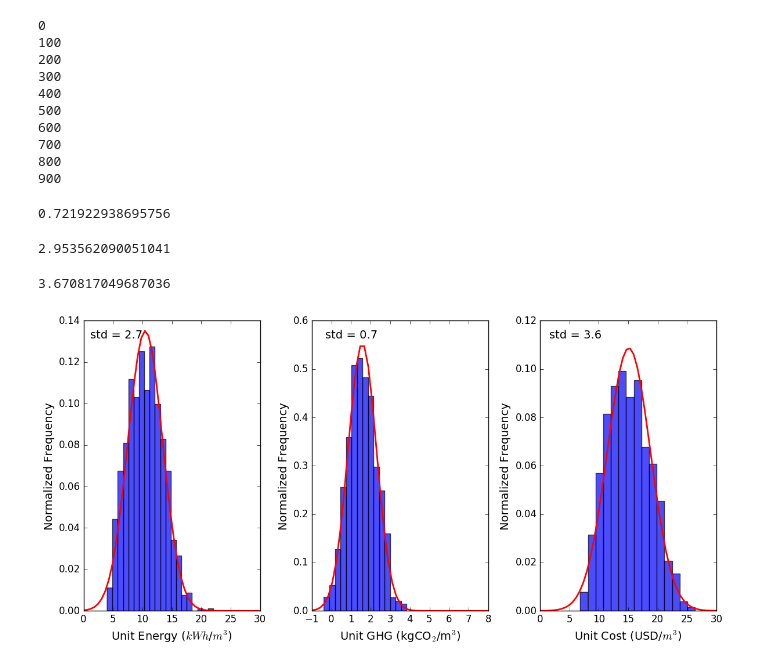
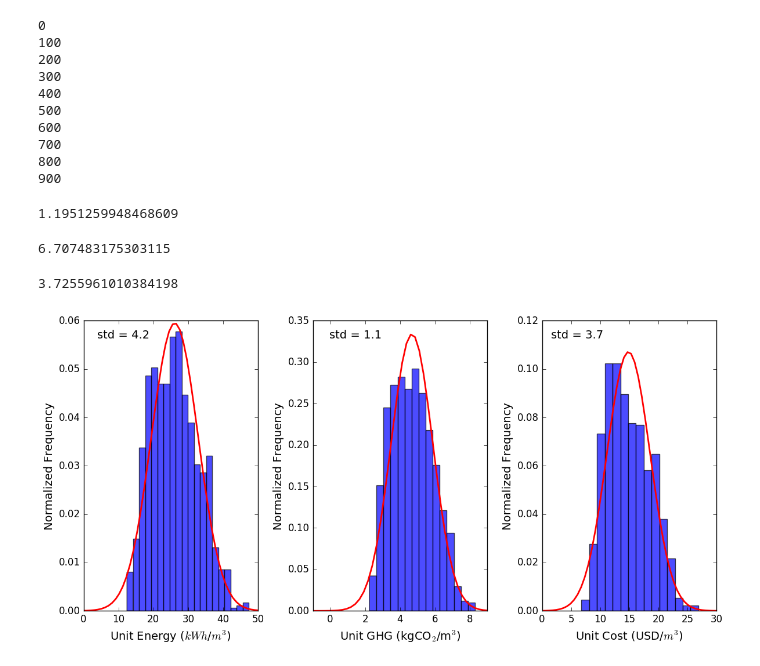
Before and after one commit to okavvada/Urine-Project, a Jupyter notebook: Uncertainty_analysis_model.ipynb, the cells around one changed output. Cells and saved outputs as stored; diff of their text form; code cells hidden in the pictures.

```diff
--- a/Uncertainty_analysis_model.ipynb
+++ b/Uncertainty_analysis_model.ipynb
@@ -12,17 +12,18 @@ from scipy.stats import gamma,norm,rayleigh,describe,scoreatpercentile
 # %%
 from utils.Run_LCA_model import Run_LCA_model
 # %%
-buildings_path = '..\shapefiles\\building_block_people_WGS_3_int.csv'
+buildings_path = '..\shapefiles\\combined_buildings_2.csv'
 logistics = 'optimal'
 analysis = 'Uncertainty'
 acid_type = 'Sulfuric'
+scenario = 'Resin'
 n_collection = 1
 Result_Energy_m3 = pd.DataFrame()
 Result_GHG_m3 = pd.DataFrame()
 Result_COST_m3 = pd.DataFrame()
 n_regen = 20
 for i in range (1000):
-    Total_Energy_m3, Total_GHG_m3, Total_COST_m3 = Run_LCA_model(buildings_path, n_regen, n_collection, logistics, analysis, acid_type)
+    Total_Energy_m3, Total_GHG_m3, Total_COST_m3 = Run_LCA_model(buildings_path, n_regen, n_collection, logistics, analysis, acid_type, scenario)
     Result_Energy_m3 = Result_Energy_m3.append(Total_Energy_m3)
     Result_GHG_m3 = Result_GHG_m3.append(Total_GHG_m3)
     Result_COST_m3 = Result_COST_m3.append(Total_COST_m3)
@@ -40,9 +41,9 @@ for i in range (1000):
 800
 900
 # %%
-Result_Energy_m3["sum"] = (Result_Energy_m3.sum(axis=1)) - Result_Energy_m3["n_facilities"]
-Result_GHG_m3["sum"] = (Result_GHG_m3.sum(axis=1)) - Result_GHG_m3["n_facilities"]
-Result_COST_m3["sum"] = (Result_COST_m3.sum(axis=1)) - Result_COST_m3["n_facilities"]
+Result_Energy_m3["sum"] = (Result_Energy_m3.sum(axis=1)) - Result_Energy_m3["n_facilities"] - Result_Energy_m3["Fertilizer offset"]
+Result_GHG_m3["sum"] = (Result_GHG_m3.sum(axis=1)) - Result_GHG_m3["n_facilities"] - Result_GHG_m3["Fertilizer offset"]
+Result_COST_m3["sum"] = (Result_COST_m3.sum(axis=1)) - Result_COST_m3["n_facilities"] - Result_COST_m3["Labor"] - Result_COST_m3["Fertilizer offset"]
 # %%
 tot_Energy = np.array(Result_Energy_m3["sum"])
 tot_GHG = np.array(Result_GHG_m3["sum"])
@@ -52,60 +53,60 @@ var_GHG = describe(tot_GHG)[3]
 std_GHG = math.sqrt(var_GHG)
 std_GHG
 # %% [output]
-0.721922938695756
+1.1951259948468609
 # %%
 var_Energy = describe(tot_Energy)[3]
 std_Energy = math.sqrt(var_Energy)
 std_Energy
 # %% [output]
-2.953562090051041
+6.707483175303115
 # %%
 var_Cost = describe(tot_Cost)[3]
 std_Cost = math.sqrt(var_Cost)
 std_Cost
 # %% [output]
-3.670817049687036
+3.7255961010384198
 # %%
 fig = plt.figure(figsize=(12, 6))
 ax = fig.add_subplot(1,3, 2)
 plt.hist(tot_GHG,bins=15,normed=1, alpha = 0.7, color = 'b')
 plt.xlabel('Unit GHG (kgCO$_2$/m$^3$)',fontsize=14)
-plt.xlim(-1,8)
+plt.xlim(-1,9)
 param = norm.fit(tot_GHG)
-x = np.linspace(-2,8)
+x = np.linspace(-2,10)
 # fitted distribution
 pdf_fitted = norm.pdf(x,loc=param[0],scale=param[1])
 plt.plot(x,pdf_fitted,'r-', linewidth = 2)
 plt.ylabel("Normalized Frequency", fontsize=14)
 plt.xticks(fontsize=12)
 plt.yticks(fontsize=12)
 
 ax = fig.add_subplot(1, 3, 1)
 plt.hist(tot_Energy,bins=20,normed=1, alpha = 0.7, color = 'b')
 plt.xlabel('Unit Energy ($kWh$/$m^3$)',fontsize=14)
 param2 = norm.fit(tot_Energy)
-x2 = np.linspace(0,30)
+x2 = np.linspace(0,50)
 # fitted distribution
 pdf_fitted2 = norm.pdf(x2,loc=param2[0],scale=param2[1])
 plt.plot(x2,pdf_fitted2,'r-', linewidth = 2)
 plt.ylabel("Normalized Frequency", fontsize=14)
 plt.xticks(fontsize=12)
 plt.yticks(fontsize=12)
 
 ax = fig.add_subplot(1, 3, 3)
 plt.hist(tot_Cost,bins=15,normed=1, alpha = 0.7, color = 'b')
 plt.xlabel('Unit Cost (USD/$m^3$)',fontsize=14)
 param2 = norm.fit(tot_Cost)
 x2 = np.linspace(0,30)
 # fitted distribution
 pdf_fitted2 = norm.pdf(x2,loc=param2[0],scale=param2[1])
 plt.plot(x2,pdf_fitted2,'r-', linewidth = 2)
 plt.ylabel("Normalized Frequency", fontsize=14)
 plt.xticks(fontsize=12)
 plt.yticks(fontsize=12)
-plt.text(-2.4, 0.95,'std = 2.7', fontsize=14, ha='center', va='center', transform=ax.transAxes)
-plt.text(-1.07, 0.95,'std = 0.7', fontsize=14, ha='center', va='center', transform=ax.transAxes)
-plt.text(0.2, 0.95,'std = 3.6', fontsize=14, ha='center', va='center', transform=ax.transAxes)
+plt.text(-2.4, 0.95,'std = 4.2', fontsize=14, ha='center', va='center', transform=ax.transAxes)
+plt.text(-1.07, 0.95,'std = 1.1', fontsize=14, ha='center', va='center', transform=ax.transAxes)
+plt.text(0.2, 0.95,'std = 3.7', fontsize=14, ha='center', va='center', transform=ax.transAxes)
 plt.tight_layout()
 # %% [output]
-[figure, old version]
+[figure, new version]
```
Also changed, not shown: 7 other files.
